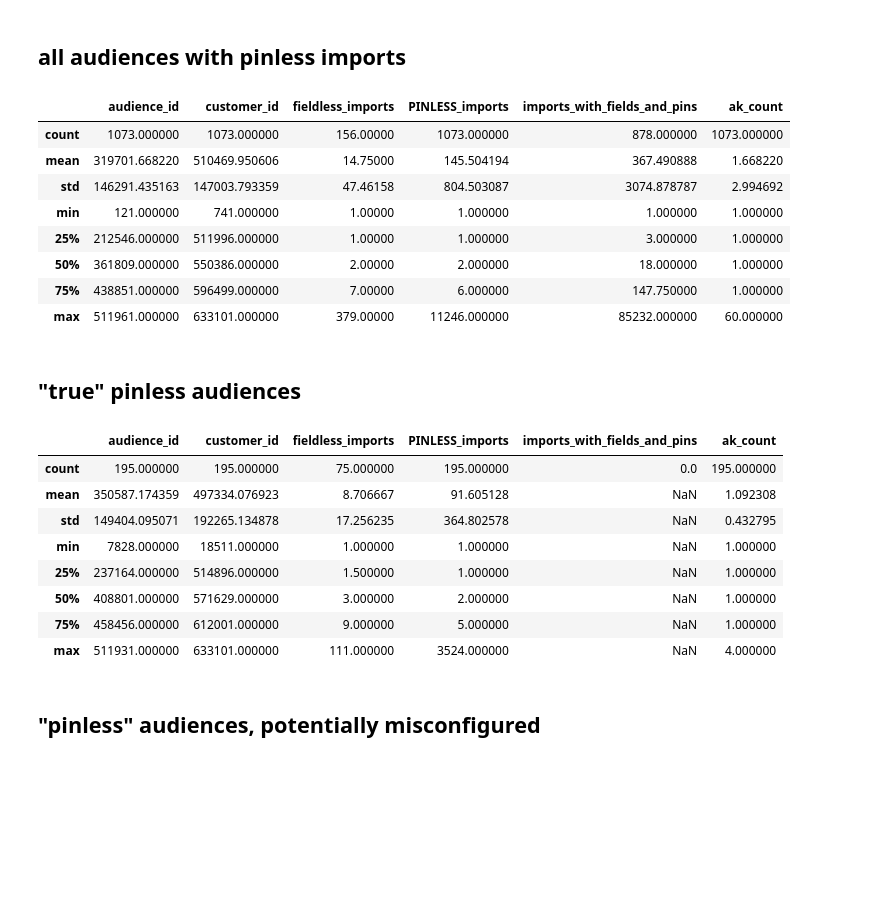
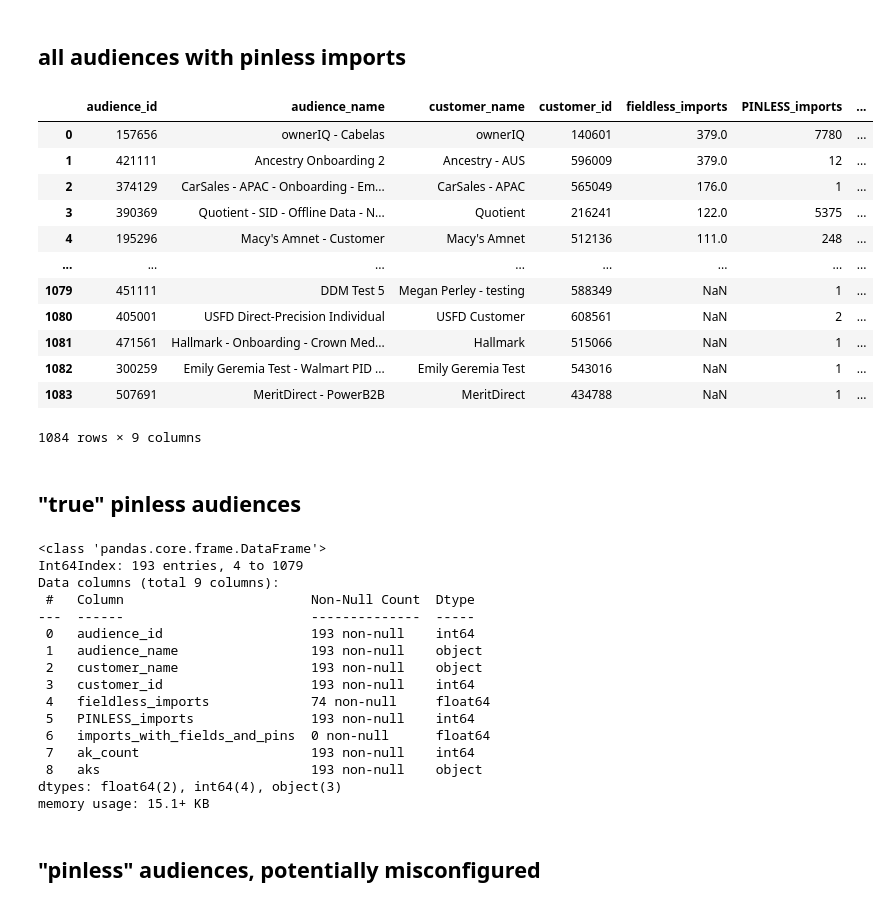
Before and after one commit to anthonylschultz/Product-Investigations, a Jupyter notebook: Audience Key analysis/results.ipynb, the cells around one changed output. Saved outputs shown, nothing was run; the diff lists cells and outputs as text; code cells hidden in the pictures; blank space fills up the shorter version.

```diff
--- a/Audience Key analysis/results.ipynb
+++ b/Audience Key analysis/results.ipynb
@@ -1581,21 +1581,25 @@ Last data pull: 2020-07-14 10:59:51.846129
 # %%
 # these audiences have at least one pinless import
 pinless_auds_all.head(5)
-pinless_auds_all.describe()
+pinless_auds_all
 
 # Observation #1
 ## There are 1073 offline audiences with at least one PINless import. Out of these 1073, 156 have at least one
 ## fieldless import. The remaining 81 audiences also have imports with fields and PINs
 # %% [output]
-|  | audience_id | customer_id | fieldless_imports | PINLESS_imports | imports_with_fields_and_pins | ak_count |
-| count | 1073.000000 | 1073.000000 | 156.00000 | 1073.000000 | 878.000000 | 1073.000000 |
-| mean | 319701.668220 | 510469.950606 | 14.75000 | 145.504194 | 367.490888 | 1.668220 |
-| std | 146291.435163 | 147003.793359 | 47.46158 | 804.503087 | 3074.878787 | 2.994692 |
-| min | 121.000000 | 741.000000 | 1.00000 | 1.000000 | 1.000000 | 1.000000 |
-| 25% | 212546.000000 | 511996.000000 | 1.00000 | 1.000000 | 3.000000 | 1.000000 |
-| 50% | 361809.000000 | 550386.000000 | 2.00000 | 2.000000 | 18.000000 | 1.000000 |
-| 75% | 438851.000000 | 596499.000000 | 7.00000 | 6.000000 | 147.750000 | 1.000000 |
-| max | 511961.000000 | 633101.000000 | 379.00000 | 11246.000000 | 85232.000000 | 60.000000 |
+|  | audience_id | audience_name | customer_name | customer_id | fieldless_imports | PINLESS_imports | ... |
+| 0 | 157656 | ownerIQ - Cabelas | ownerIQ | 140601 | 379.0 | 7780 | ... |
+| 1 | 421111 | Ancestry Onboarding 2 | Ancestry - AUS | 596009 | 379.0 | 12 | ... |
+| 2 | 374129 | CarSales - APAC - Onboarding - Em... | CarSales - APAC | 565049 | 176.0 | 1 | ... |
+| 3 | 390369 | Quotient - SID - Offline Data - N... | Quotient | 216241 | 122.0 | 5375 | ... |
+| 4 | 195296 | Macy's Amnet - Customer | Macy's Amnet | 512136 | 111.0 | 248 | ... |
+| ... | ... | ... | ... | ... | ... | ... | ... |
+| 1079 | 451111 | DDM Test 5 | Megan Perley - testing | 588349 | NaN | 1 | ... |
+| 1080 | 405001 | USFD Direct-Precision Individual | USFD Customer | 608561 | NaN | 2 | ... |
+| 1081 | 471561 | Hallmark - Onboarding - Crown Med... | Hallmark | 515066 | NaN | 1 | ... |
+| 1082 | 300259 | Emily Geremia Test - Walmart PID ... | Emily Geremia Test | 543016 | NaN | 1 | ... |
+| 1083 | 507691 | MeritDirect - PowerB2B | MeritDirect | 434788 | NaN | 1 | ... |
+1084 rows × 9 columns
 # %% [markdown]
 ## "true" pinless audiences
 # %%
@@ -1610,17 +1614,45 @@ pinless_auds_all[pinless_auds_all['imports_with_fields_and_pins'].isnull()].desc
 ## There are 125 audiences in this table that do not have any imports w/fields and ONLY have PINless imports
 ## Why would an audience only have PINless imports?
 
-# pinless_auds_all[pinless_auds_all['imports_with_fields_and_pins'].isnull()]
+# drop null values in imports_with_fields_and_pins field
+true_pinless = pinless_auds_all[pinless_auds_all['imports_with_fields_and_pins'].isnull()]
+true_pinless.info()
+# true_pinless
+# test = true_pinless.groupby("customer_name", sort = False)["fieldless_imports"].count()
+# df = pd.DataFrame(test)
+# df.sort_values(by = "fieldless_imports", ascending = False)
+
+# Experian - 30
+# Target - 6
+# 84.51 - 3
+# D&B - 3
+# Bloomingdale's - 2
+# Kantar - 2
+# Walmart - 2
+# Omnicom (Annalect) - 2
+# IRI - 2
+# Datalogix (Oracle) - 2
+# Macy's - 2
+
+# true_pinless.sort_values(['audience_name'], ascending = False).groupby('customer_name').count().head(75)
+# In[34]: df.sort_values(['job','count'],ascending=False).groupby('job').head(3)
 # %% [output]
-|  | audience_id | customer_id | fieldless_imports | PINLESS_imports | imports_with_fields_and_pins | ak_count |
-| count | 195.000000 | 195.000000 | 75.000000 | 195.000000 | 0.0 | 195.000000 |
-| mean | 350587.174359 | 497334.076923 | 8.706667 | 91.605128 | NaN | 1.092308 |
-| std | 149404.095071 | 192265.134878 | 17.256235 | 364.802578 | NaN | 0.432795 |
-| min | 7828.000000 | 18511.000000 | 1.000000 | 1.000000 | NaN | 1.000000 |
-| 25% | 237164.000000 | 514896.000000 | 1.500000 | 1.000000 | NaN | 1.000000 |
-| 50% | 408801.000000 | 571629.000000 | 3.000000 | 2.000000 | NaN | 1.000000 |
-| 75% | 458456.000000 | 612001.000000 | 9.000000 | 5.000000 | NaN | 1.000000 |
-| max | 511931.000000 | 633101.000000 | 111.000000 | 3524.000000 | NaN | 4.000000 |
+<class 'pandas.core.frame.DataFrame'>
+Int64Index: 193 entries, 4 to 1079
+Data columns (total 9 columns):
+ #   Column                        Non-Null Count  Dtype
+---  ------                        --------------  -----
+ 0   audience_id                   193 non-null    int64
+ 1   audience_name                 193 non-null    object
+ 2   customer_name                 193 non-null    object
+ 3   customer_id                   193 non-null    int64
+ 4   fieldless_imports             74 non-null     float64
+ 5   PINLESS_imports               193 non-null    int64
+ 6   imports_with_fields_and_pins  0 non-null      float64
+ 7   ak_count                      193 non-null    int64
+ 8   aks                           193 non-null    object
+dtypes: float64(2), int64(4), object(3)
+memory usage: 15.1+ KB
 # %% [markdown]
 ## "pinless" audiences, potentially misconfigured
 # %%
```
Also changed, not shown: parts of 32 cells of this notebook.
